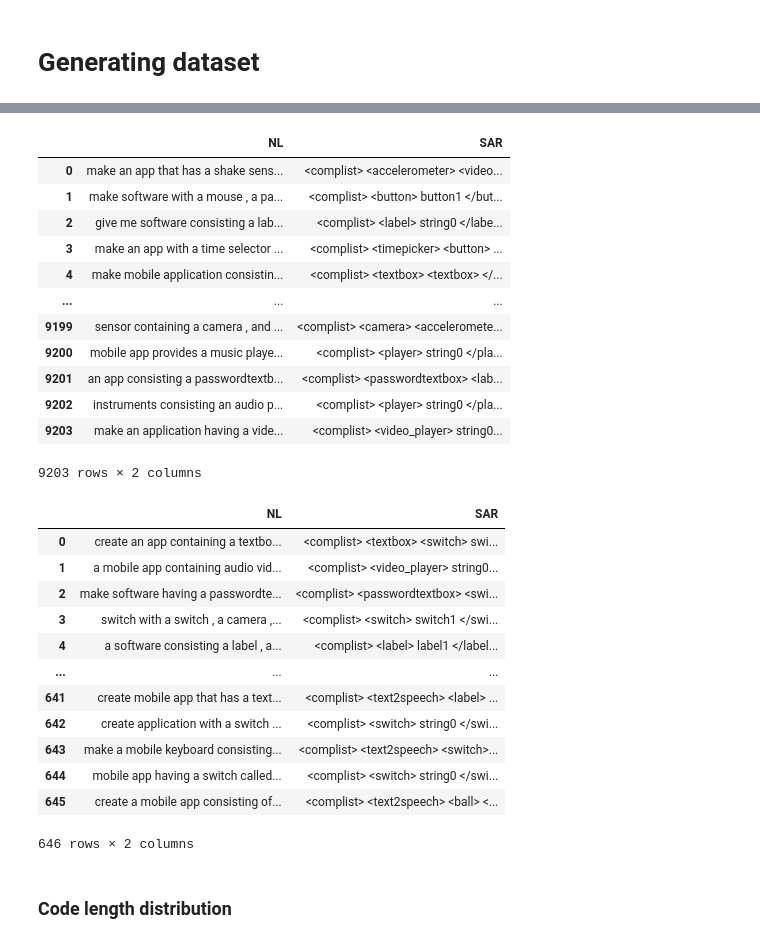
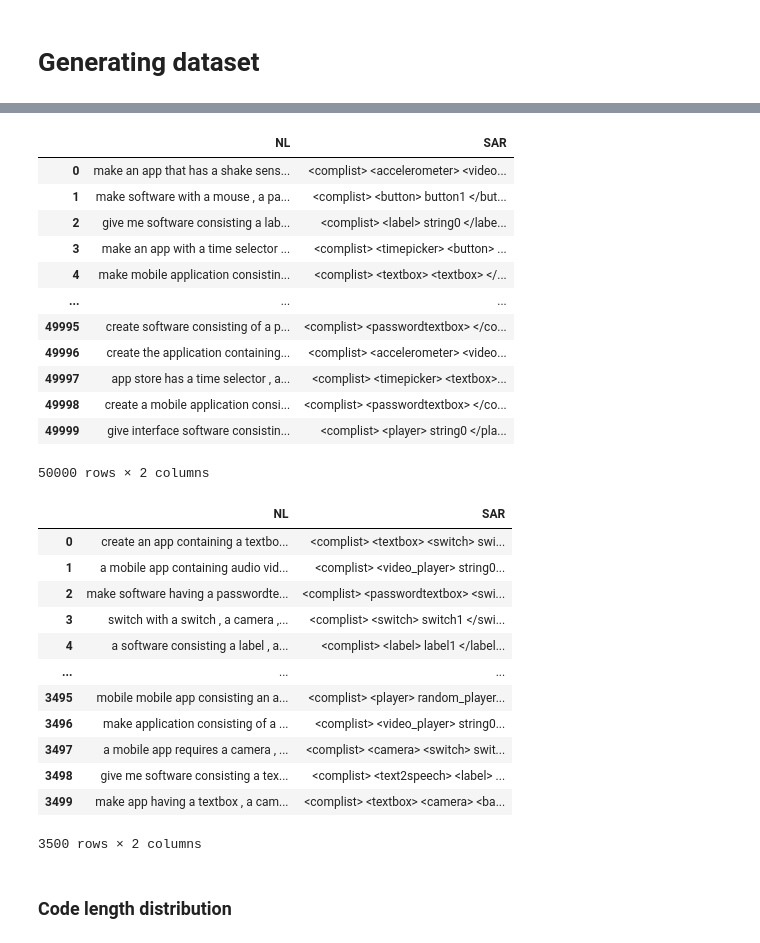
Before and after one commit to Masum06/Text2App, a Jupyter notebook: notebooks/data_synthesis.ipynb, the cells around one changed output, grey strips where cells are left out. Drawn from its saved outputs; the diff is of its cells as text; code cells hidden in the pictures.

```diff
--- a/notebooks/data_synthesis.ipynb
+++ b/notebooks/data_synthesis.ipynb
@@ -613,7 +613,7 @@ sar_train = []
 nl_unseen = []
 sar_unseen = []
 # %%
-for i in range(20000):
+for i in range(5000):
   nl, sar = generate_nl_sar()
   if len(sar.split()) < 3:
     continue
@@ -707,21 +685,23 @@ nl_train[:10]
 # %%
 df = df.drop_duplicates()
 df_unseen = df_unseen.drop_duplicates()
+df = df.reset_index(drop=True)[:50000]
+df_unseen = df_unseen.reset_index(drop=True)[:3500]
 df
 # %% [output]
 |  | NL | SAR |
 | 0 | make an app that has a shake sens... | <complist> <accelerometer> <video... |
 | 1 | make software with a mouse , a pa... | <complist> <button> button1 </but... |
 | 2 | give me software consisting a lab... | <complist> <label> string0 </labe... |
 | 3 | make an app with a time selector ... | <complist> <timepicker> <button> ... |
 | 4 | make mobile application consistin... | <complist> <textbox> <textbox> </... |
 | ... | ... | ... |
-| 9199 | sensor containing a camera , and ... | <complist> <camera> <acceleromete... |
-| 9200 | mobile app provides a music playe... | <complist> <player> string0 </pla... |
-| 9201 | an app consisting a passwordtextb... | <complist> <passwordtextbox> <lab... |
-| 9202 | instruments consisting an audio p... | <complist> <player> string0 </pla... |
-| 9203 | make an application having a vide... | <complist> <video_player> string0... |
+| 49995 | create software consisting of a p... | <complist> <passwordtextbox> </co... |
+| 49996 | create the application containing... | <complist> <accelerometer> <video... |
+| 49997 | app store has a time selector , a... | <complist> <timepicker> <textbox>... |
+| 49998 | create a mobile application consi... | <complist> <passwordtextbox> </co... |
+| 49999 | give interface software consistin... | <complist> <player> string0 </pla... |
-9203 rows × 2 columns
+50000 rows × 2 columns
 # %%
 df_unseen
 # %% [output]
@@ -732,12 +712,12 @@ df_unseen
 | 3 | switch with a switch , a camera ,... | <complist> <switch> switch1 </swi... |
 | 4 | a software consisting a label , a... | <complist> <label> label1 </label... |
 | ... | ... | ... |
-| 641 | create mobile app that has a text... | <complist> <text2speech> <label> ... |
-| 642 | create application with a switch ... | <complist> <switch> string0 </swi... |
-| 643 | make a mobile keyboard consisting... | <complist> <text2speech> <switch>... |
-| 644 | mobile app having a switch called... | <complist> <switch> string0 </swi... |
-| 645 | create a mobile app consisting of... | <complist> <text2speech> <ball> <... |
+| 3495 | mobile mobile app consisting an a... | <complist> <player> random_player... |
+| 3496 | make application consisting of a ... | <complist> <video_player> string0... |
+| 3497 | a mobile app requires a camera , ... | <complist> <camera> <switch> swit... |
+| 3498 | give me software consisting a tex... | <complist> <text2speech> <label> ... |
+| 3499 | make app having a textbox , a cam... | <complist> <textbox> <camera> <ba... |
-646 rows × 2 columns
+3500 rows × 2 columns
 # %% [markdown]
 ### Code length distribution
 # %%
```
Also changed, not shown: parts of 16 cells of this notebook.
